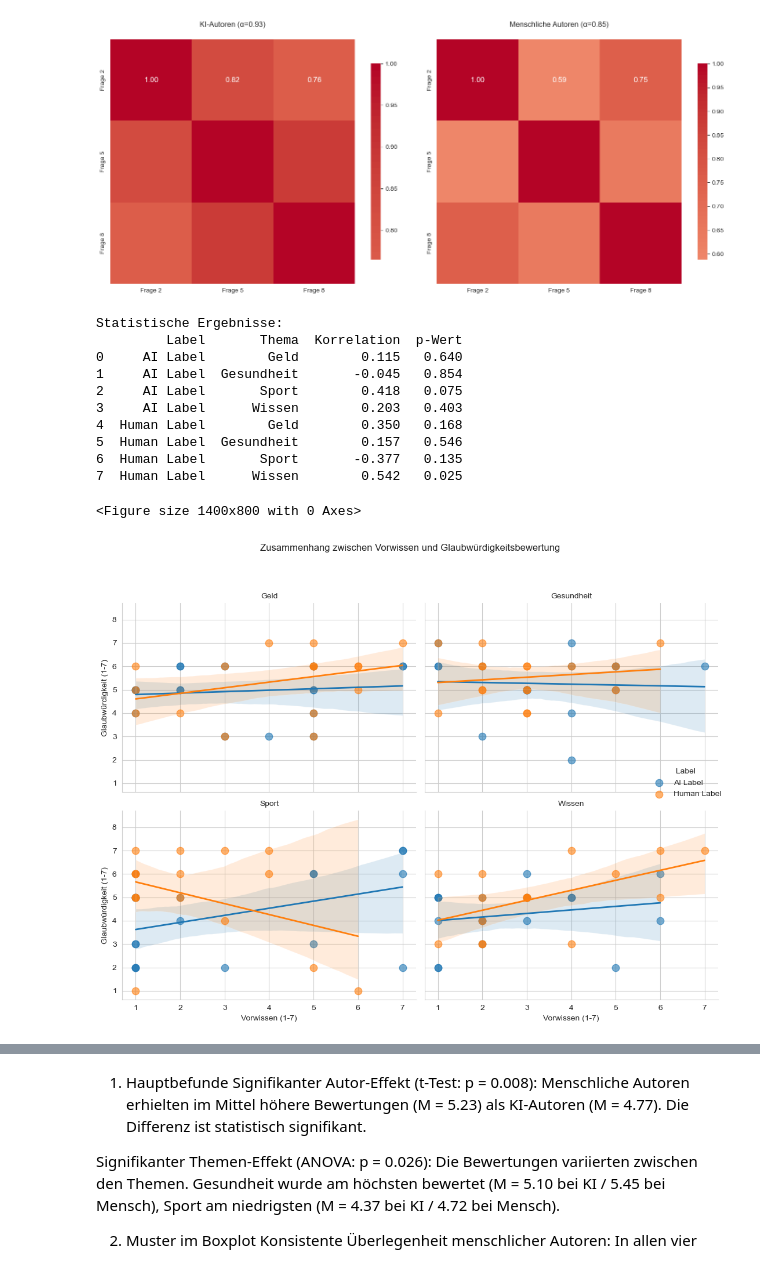
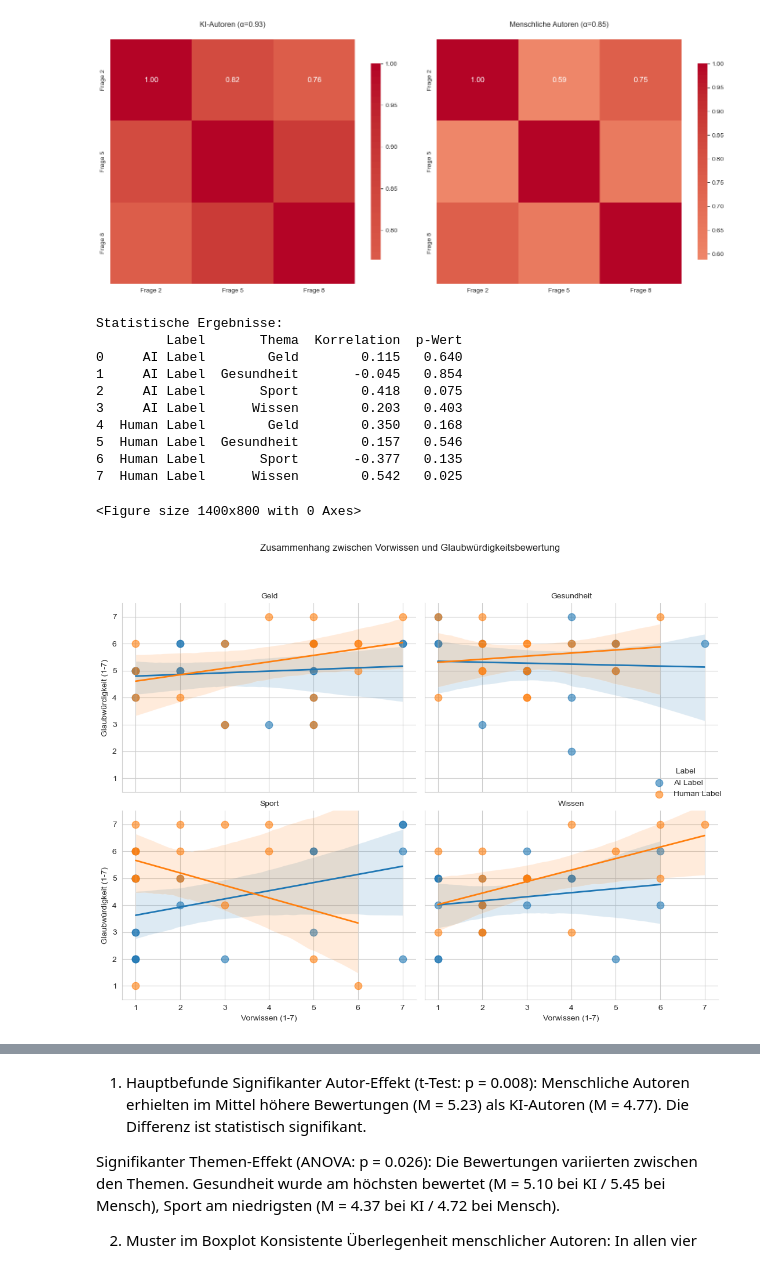
Before and after one commit to FlorianZierer/Impact-of-topic-on-credibility, a Jupyter notebook: auswertung.ipynb, the cells around one changed output, grey strips where cells are left out. Cells and saved outputs as stored; diff of their text form; code cells hidden in the pictures.

```diff
--- a/auswertung.ipynb
+++ b/auswertung.ipynb
@@ -574,34 +554,35 @@ sns.set_style("whitegrid")
 # Scatterplot mit Regressionslinien
 g = sns.lmplot(data=combined, x='Frage 1 (Vorwissen)', y='Frage 2 (Glaubwürdigkeit)',
                hue='Label', col='Thema', col_wrap=2,
                height=4, aspect=1.2, ci=95,
                scatter_kws={'alpha': 0.6, 's': 80},
                line_kws={'lw': 2})
 
 # Titel und Achsen
 g.set_titles("{col_name}")
 g.set_axis_labels("Vorwissen (1-7)", "Glaubwürdigkeit (1-7)")
+plt.ylim(0.5, 7.5)
 plt.suptitle("Zusammenhang zwischen Vorwissen und Glaubwürdigkeitsbewertung", y=1.05)
 plt.tight_layout()
 
 # Statistische Ergebnisse ausgeben
 print("Statistische Ergebnisse:")
 print(results.round(3))
 
 plt.show()
 # %% [output]
 Statistische Ergebnisse:
          Label       Thema  Korrelation  p-Wert
 0     AI Label        Geld        0.115   0.640
 1     AI Label  Gesundheit       -0.045   0.854
 2     AI Label       Sport        0.418   0.075
 3     AI Label      Wissen        0.203   0.403
 4  Human Label        Geld        0.350   0.168
 5  Human Label  Gesundheit        0.157   0.546
 6  Human Label       Sport       -0.377   0.135
 7  Human Label      Wissen        0.542   0.025
 <Figure size 1400x800 with 0 Axes>
-[figure, old version]
+[figure, new version]
 # %%
 import pandas as pd
 import seaborn as sns
```
Also changed, not shown: parts of 10 cells of this notebook, 1 other file.
